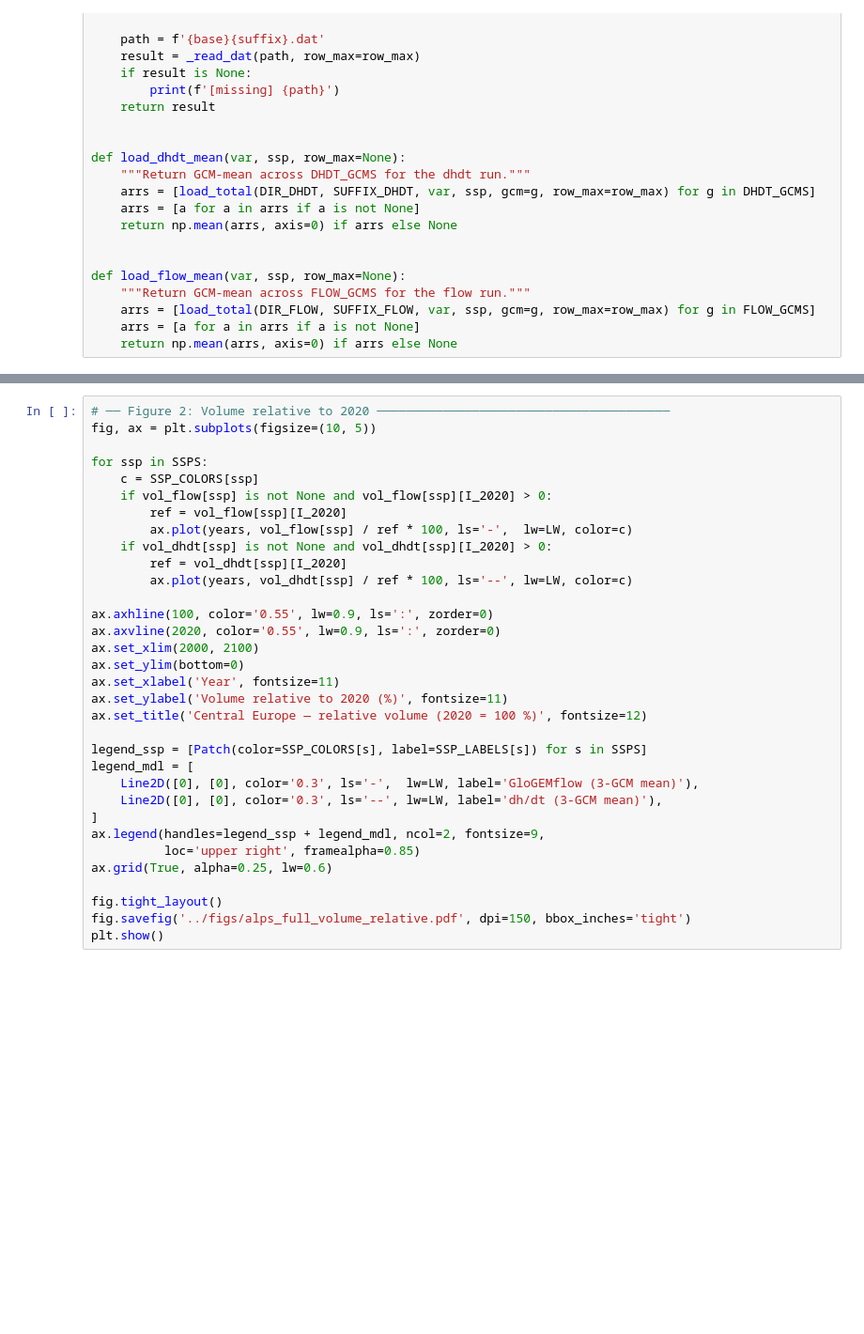
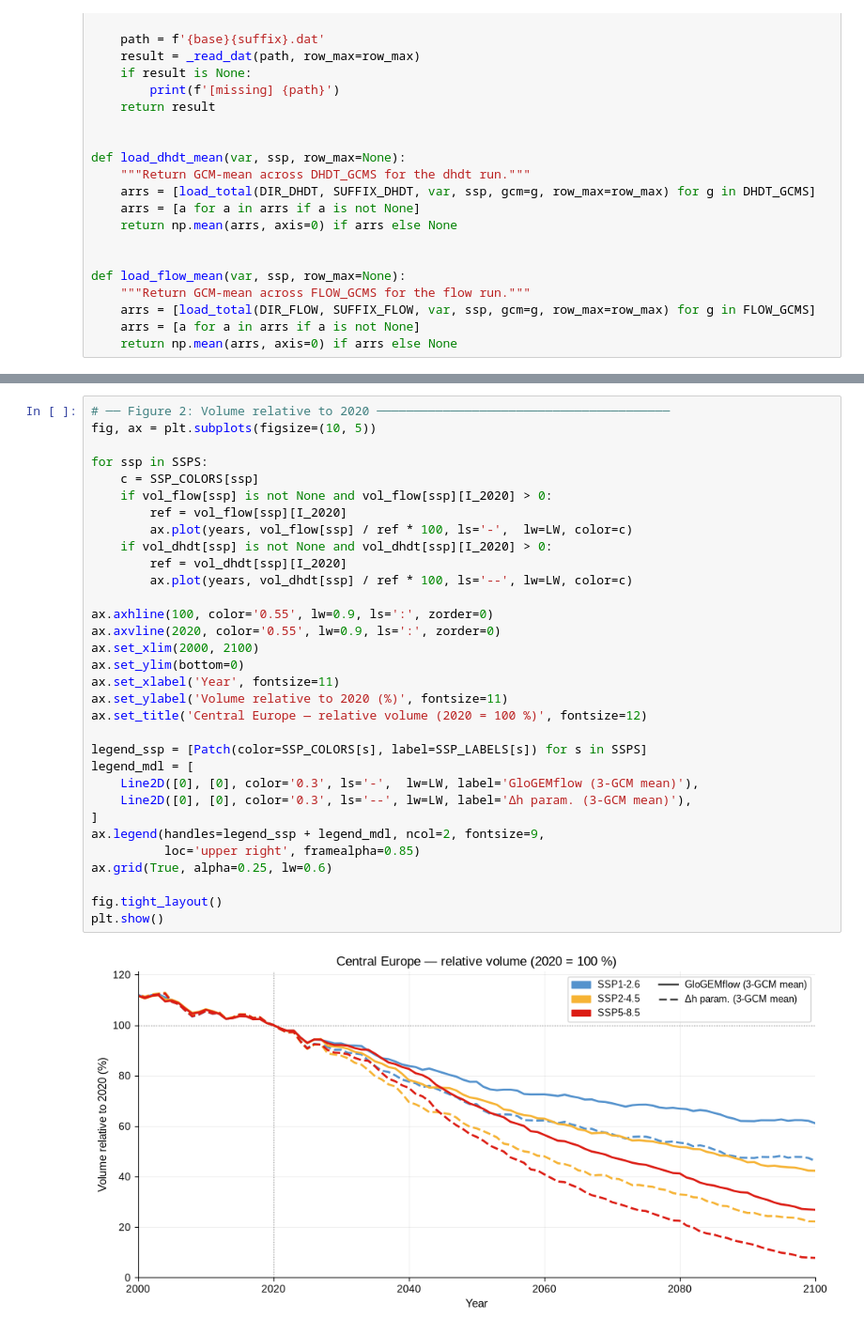
Before and after one commit to eth-vaw-glaciology/GloGEM, a Jupyter notebook: flow_analysis/comparison_alps_full.ipynb, the cells around one changed output, grey strips where cells are left out. Shown at 94% size. Cells and saved outputs as stored; diff of their text form; blank space fills up the shorter version.

```diff
--- a/flow_analysis/comparison_alps_full.ipynb
+++ b/flow_analysis/comparison_alps_full.ipynb
@@ -169,35 +177,36 @@ plt.show()
 # ── Figure 2: Volume relative to 2020 ────────────────────────────────────────
 fig, ax = plt.subplots(figsize=(10, 5))
 
 for ssp in SSPS:
     c = SSP_COLORS[ssp]
     if vol_flow[ssp] is not None and vol_flow[ssp][I_2020] > 0:
         ref = vol_flow[ssp][I_2020]
         ax.plot(years, vol_flow[ssp] / ref * 100, ls='-',  lw=LW, color=c)
     if vol_dhdt[ssp] is not None and vol_dhdt[ssp][I_2020] > 0:
         ref = vol_dhdt[ssp][I_2020]
         ax.plot(years, vol_dhdt[ssp] / ref * 100, ls='--', lw=LW, color=c)
 
 ax.axhline(100, color='0.55', lw=0.9, ls=':', zorder=0)
 ax.axvline(2020, color='0.55', lw=0.9, ls=':', zorder=0)
 ax.set_xlim(2000, 2100)
 ax.set_ylim(bottom=0)
 ax.set_xlabel('Year', fontsize=11)
 ax.set_ylabel('Volume relative to 2020 (%)', fontsize=11)
 ax.set_title('Central Europe — relative volume (2020 = 100 %)', fontsize=12)
 
 legend_ssp = [Patch(color=SSP_COLORS[s], label=SSP_LABELS[s]) for s in SSPS]
 legend_mdl = [
     Line2D([0], [0], color='0.3', ls='-',  lw=LW, label='GloGEMflow (3-GCM mean)'),
-    Line2D([0], [0], color='0.3', ls='--', lw=LW, label='dh/dt (3-GCM mean)'),
+    Line2D([0], [0], color='0.3', ls='--', lw=LW, label='Δh param. (3-GCM mean)'),
 ]
 ax.legend(handles=legend_ssp + legend_mdl, ncol=2, fontsize=9,
           loc='upper right', framealpha=0.85)
 ax.grid(True, alpha=0.25, lw=0.6)
 
 fig.tight_layout()
-fig.savefig('../figs/alps_full_volume_relative.pdf', dpi=150, bbox_inches='tight')
 plt.show()
+# %% [output]
+[figure, added]
 # %%
 # ── Figure 3: Total area ──────────────────────────────────────────────────────
 fig, ax = plt.subplots(figsize=(10, 5))
```
Also changed, not shown: parts of 5 cells of this notebook, 3 other files.
